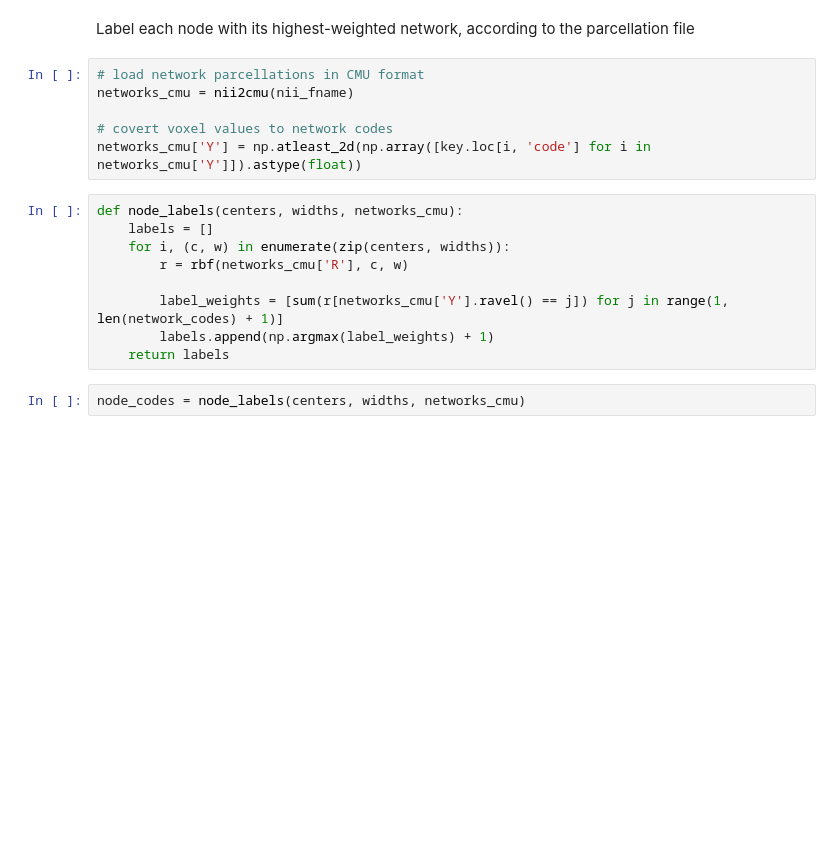
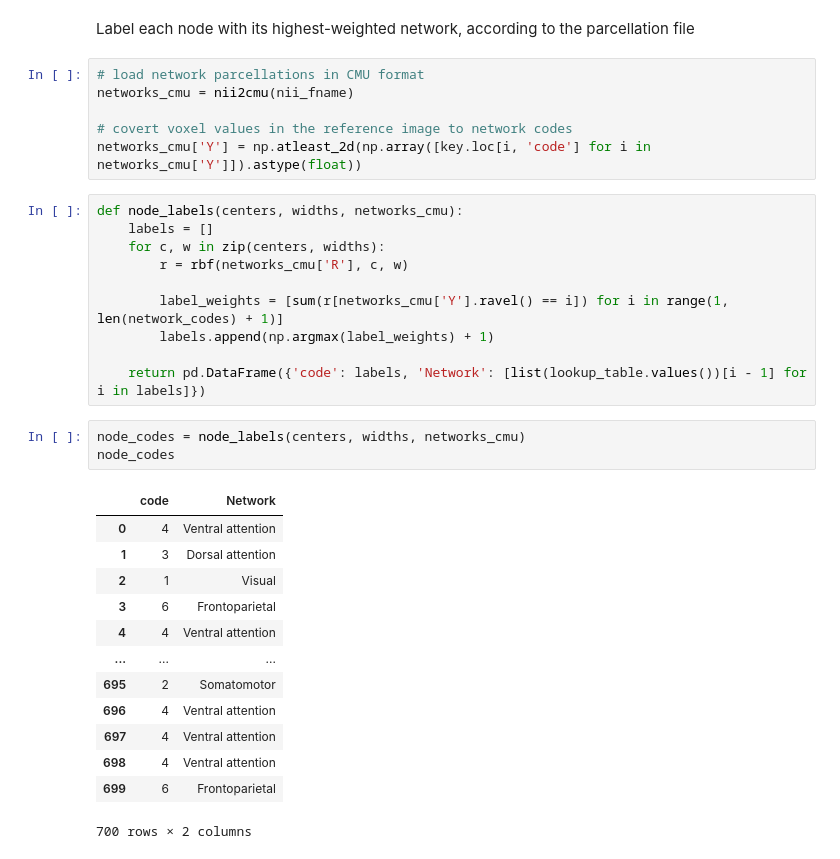
Before and after one commit to ContextLab/pca_paper, a Jupyter notebook: code/notebooks/decoding_and_compression_voxel.ipynb, the cells around one changed output. Drawn from its saved outputs; the diff is of its cells as text; blank space fills up the shorter version.

```diff
--- a/code/notebooks/decoding_and_compression_voxel.ipynb
+++ b/code/notebooks/decoding_and_compression_voxel.ipynb
@@ -159,17 +152,33 @@ Label each node with its highest-weighted network, according to the parcellation
 # load network parcellations in CMU format
 networks_cmu = nii2cmu(nii_fname)
 
-# covert voxel values to network codes
+# covert voxel values in the reference image to network codes
 networks_cmu['Y'] = np.atleast_2d(np.array([key.loc[i, 'code'] for i in networks_cmu['Y']]).astype(float))
 # %%
 def node_labels(centers, widths, networks_cmu):
     labels = []
-    for i, (c, w) in enumerate(zip(centers, widths)):
+    for c, w in zip(centers, widths):
         r = rbf(networks_cmu['R'], c, w)
 
-        label_weights = [sum(r[networks_cmu['Y'].ravel() == j]) for j in range(1, len(network_codes) + 1)]
+        label_weights = [sum(r[networks_cmu['Y'].ravel() == i]) for i in range(1, len(network_codes) + 1)]
         labels.append(np.argmax(label_weights) + 1)
-    return labels
+
+    return pd.DataFrame({'code': labels, 'Network': [list(lookup_table.values())[i - 1] for i in labels]})
 # %%
 node_codes = node_labels(centers, widths, networks_cmu)
+node_codes
+# %% [output]
+|  | code | Network |
+| 0 | 4 | Ventral attention |
+| 1 | 3 | Dorsal attention |
+| 2 | 1 | Visual |
+| 3 | 6 | Frontoparietal |
+| 4 | 4 | Ventral attention |
+| ... | ... | ... |
+| 695 | 2 | Somatomotor |
+| 696 | 4 | Ventral attention |
+| 697 | 4 | Ventral attention |
+| 698 | 4 | Ventral attention |
+| 699 | 6 | Frontoparietal |
+700 rows × 2 columns
 # %%
```
Also changed, not shown: parts of 12 cells of this notebook, 25 other files.
